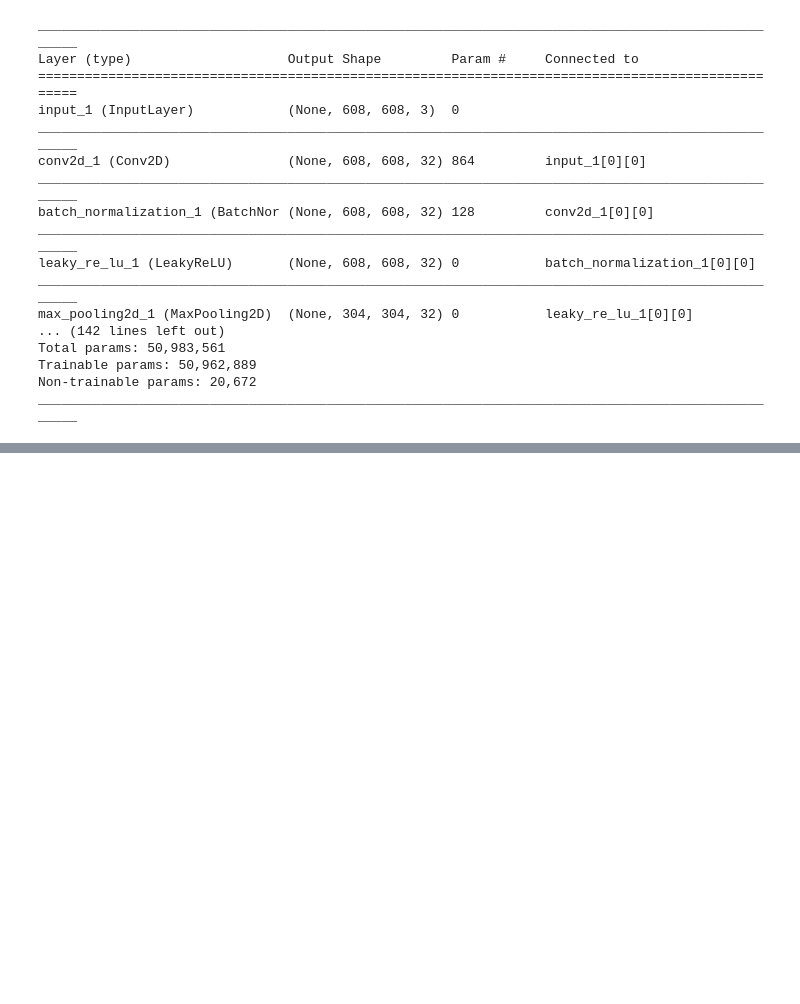
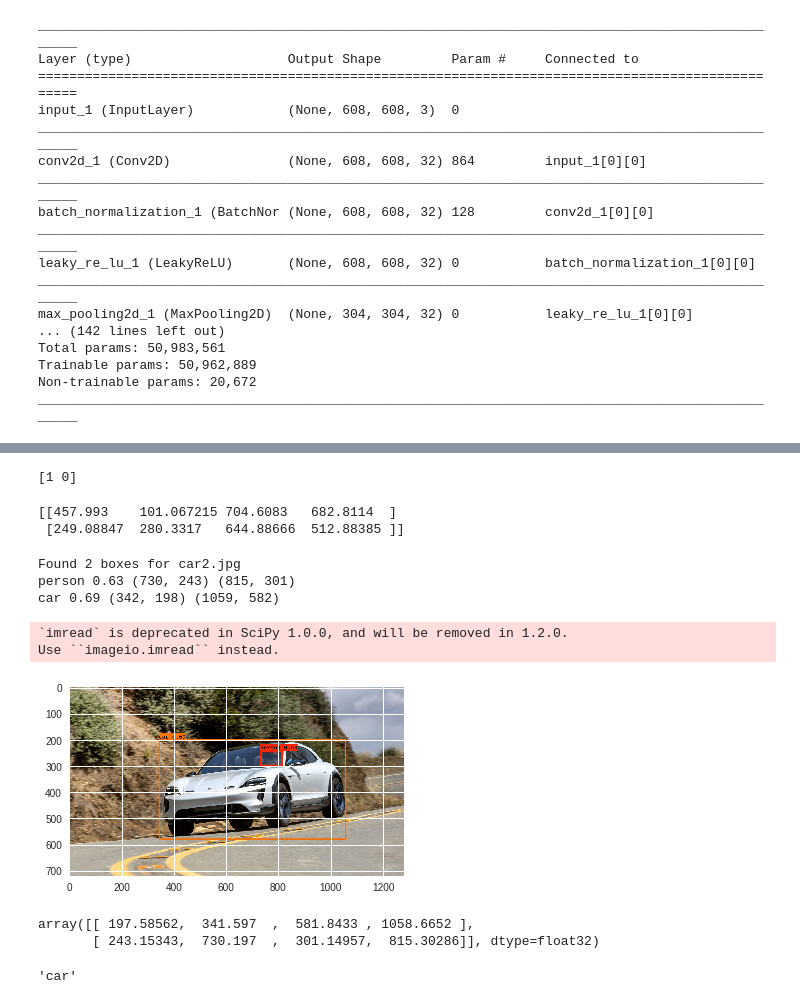
Before and after one commit to Rahul-15/object_detection, a Jupyter notebook: updated_project.ipynb, the cells around one changed output, grey strips where cells are left out. Drawn from its saved outputs; the diff is of its cells as text; code cells hidden in the pictures; blank space fills up the shorter version.

```diff
--- a/updated_project.ipynb
+++ b/updated_project.ipynb
@@ -416,0 +391,23 @@ Use ``imageio.imread`` instead.
+# %%
+print(out_classes)
+# %% [output]
+[1 0]
+# %%
+print(out_boxes)
+# %% [output]
+[[457.993    101.067215 704.6083   682.8114  ]
+ [249.08847  280.3317   644.88666  512.88385 ]]
+# %%
+out_scores, out_boxes, out_classes = predict(sess, "car2.jpg")
+# %% [output]
+Found 2 boxes for car2.jpg
+person 0.63 (730, 243) (815, 301)
+car 0.69 (342, 198) (1059, 582)
+`imread` is deprecated in SciPy 1.0.0, and will be removed in 1.2.0.
+Use ``imageio.imread`` instead.
+[figure, added]
+# %%
+out_boxes
+# %% [output]
+array([[ 197.58562,  341.597  ,  581.8433 , 1058.6652 ],
+       [ 243.15343,  730.197  ,  301.14957,  815.30286]], dtype=float32)
@@ -416,0 +421,5 @@ Use ``imageio.imread`` instead.
+# %%
+
+objects_name
+# %% [output]
+'car'
```
Also changed, not shown: parts of 19 cells of this notebook.
